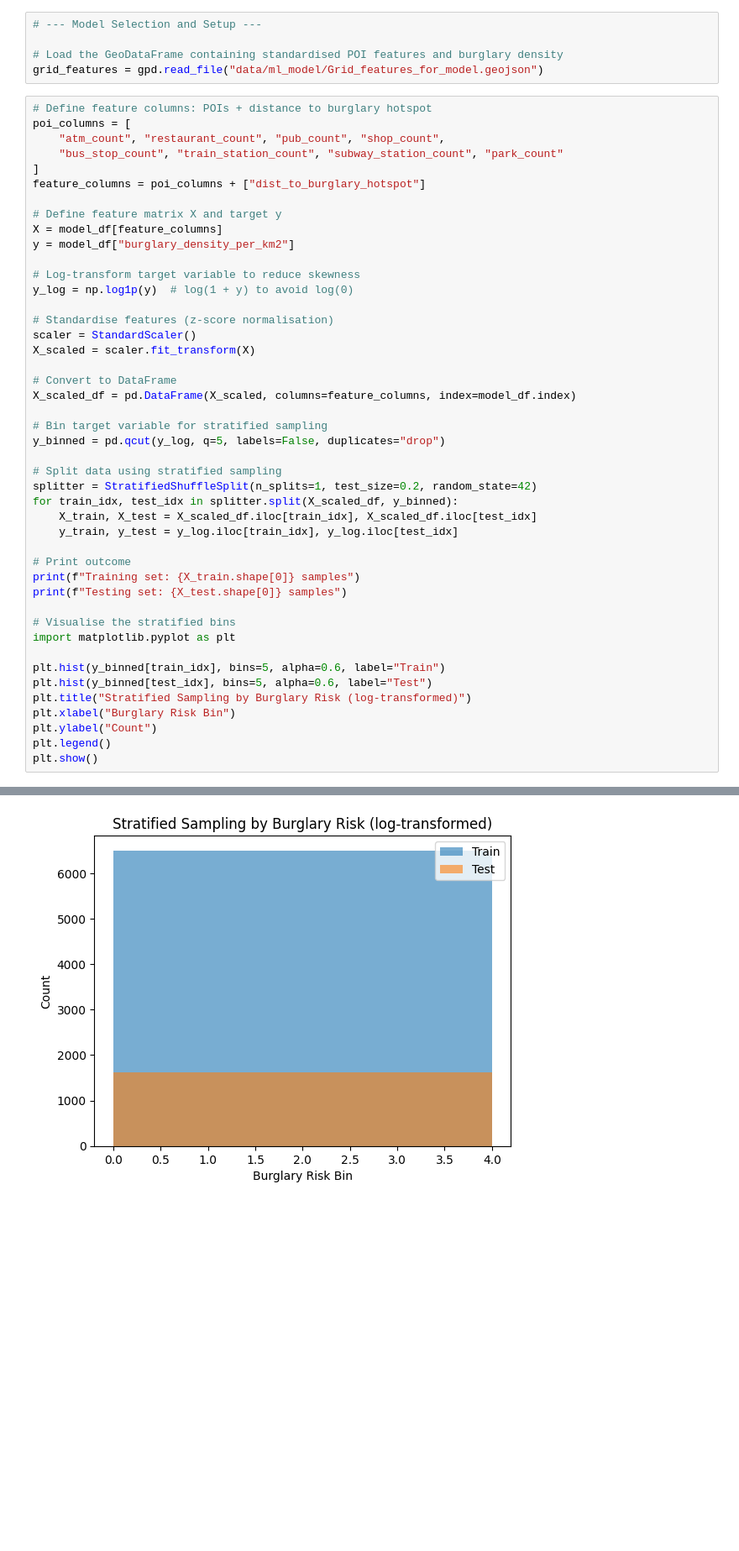
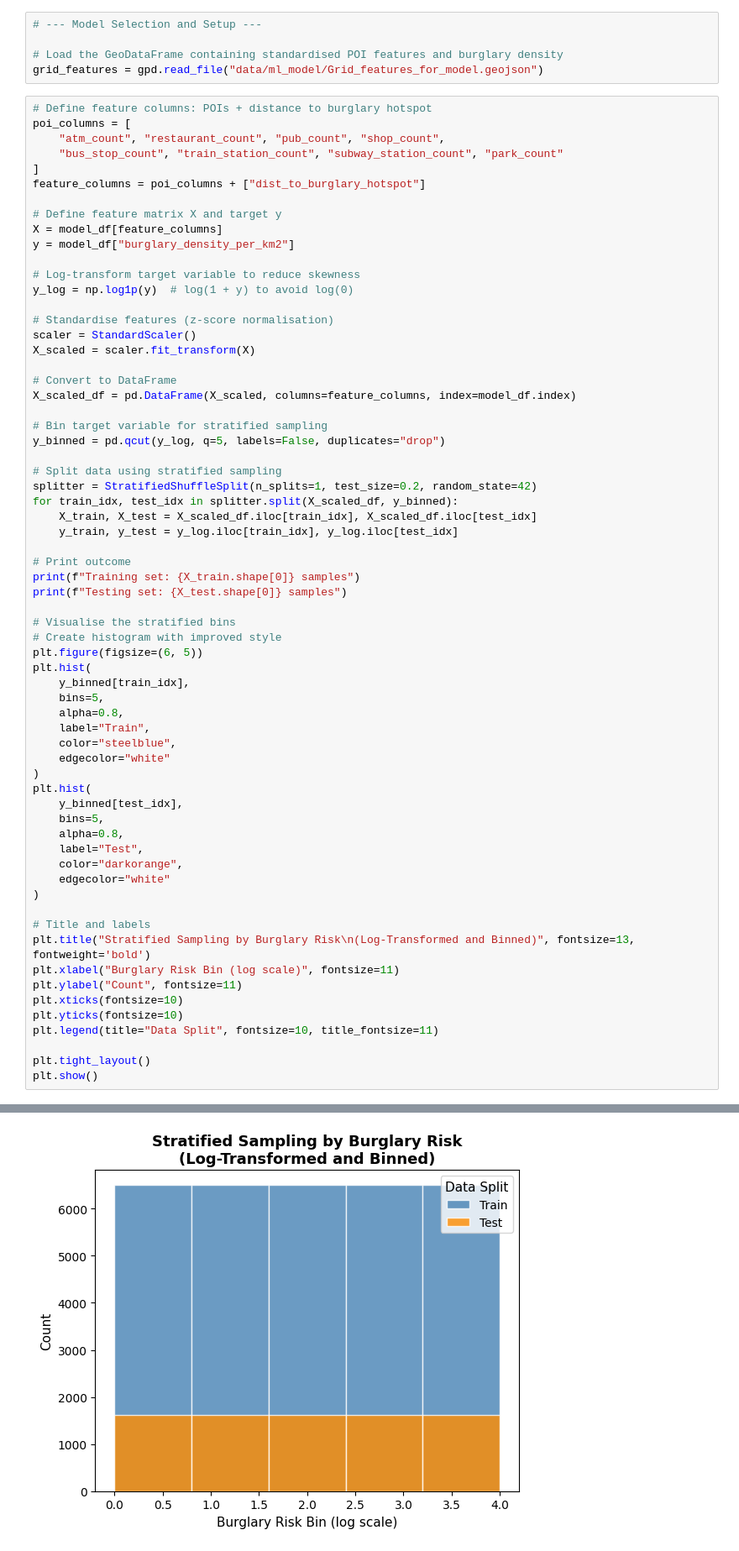
Before and after one commit to ixxiiris/CASA0006_assessment, a Jupyter notebook: Template_submission_CASA0006.ipynb, the cells around one changed output, grey strips where cells are left out. Shown at 84% size. Saved outputs shown, nothing was run; the diff lists cells and outputs as text; blank space fills up the shorter version.

```diff
--- a/Template_submission_CASA0006.ipynb
+++ b/Template_submission_CASA0006.ipynb
@@ -683,41 +826,61 @@ y = model_df["burglary_density_per_km2"]
 
 # Log-transform target variable to reduce skewness
 y_log = np.log1p(y)  # log(1 + y) to avoid log(0)
 
 # Standardise features (z-score normalisation)
 scaler = StandardScaler()
 X_scaled = scaler.fit_transform(X)
 
 # Convert to DataFrame
 X_scaled_df = pd.DataFrame(X_scaled, columns=feature_columns, index=model_df.index)
 
 # Bin target variable for stratified sampling
 y_binned = pd.qcut(y_log, q=5, labels=False, duplicates="drop")
 
 # Split data using stratified sampling
 splitter = StratifiedShuffleSplit(n_splits=1, test_size=0.2, random_state=42)
 for train_idx, test_idx in splitter.split(X_scaled_df, y_binned):
     X_train, X_test = X_scaled_df.iloc[train_idx], X_scaled_df.iloc[test_idx]
     y_train, y_test = y_log.iloc[train_idx], y_log.iloc[test_idx]
 
 # Print outcome
 print(f"Training set: {X_train.shape[0]} samples")
 print(f"Testing set: {X_test.shape[0]} samples")
 
 # Visualise the stratified bins
-import matplotlib.pyplot as plt
+# Create histogram with improved style
+plt.figure(figsize=(6, 5))
+plt.hist(
+    y_binned[train_idx],
+    bins=5,
+    alpha=0.8,
+    label="Train",
+    color="steelblue",
+    edgecolor="white"
+)
+plt.hist(
+    y_binned[test_idx],
+    bins=5,
+    alpha=0.8,
+    label="Test",
+    color="darkorange",
+    edgecolor="white"
+)
 
-plt.hist(y_binned[train_idx], bins=5, alpha=0.6, label="Train")
-plt.hist(y_binned[test_idx], bins=5, alpha=0.6, label="Test")
-plt.title("Stratified Sampling by Burglary Risk (log-transformed)")
-plt.xlabel("Burglary Risk Bin")
-plt.ylabel("Count")
-plt.legend()
+# Title and labels
+plt.title("Stratified Sampling by Burglary Risk\n(Log-Transformed and Binned)", fontsize=13, fontweight='bold')
+plt.xlabel("Burglary Risk Bin (log scale)", fontsize=11)
+plt.ylabel("Count", fontsize=11)
+plt.xticks(fontsize=10)
+plt.yticks(fontsize=10)
+plt.legend(title="Data Split", fontsize=10, title_fontsize=11)
+
+plt.tight_layout()
 plt.show()
 # %% [output]
 Training set: 32500 samples
 Testing set: 8126 samples
-[figure, old version]
+[figure, new version]
 # %%
 # Train/Test bin count
 print("Train bin distribution:")
```
Also changed, not shown: parts of 24 cells of this notebook, 5 other files.
